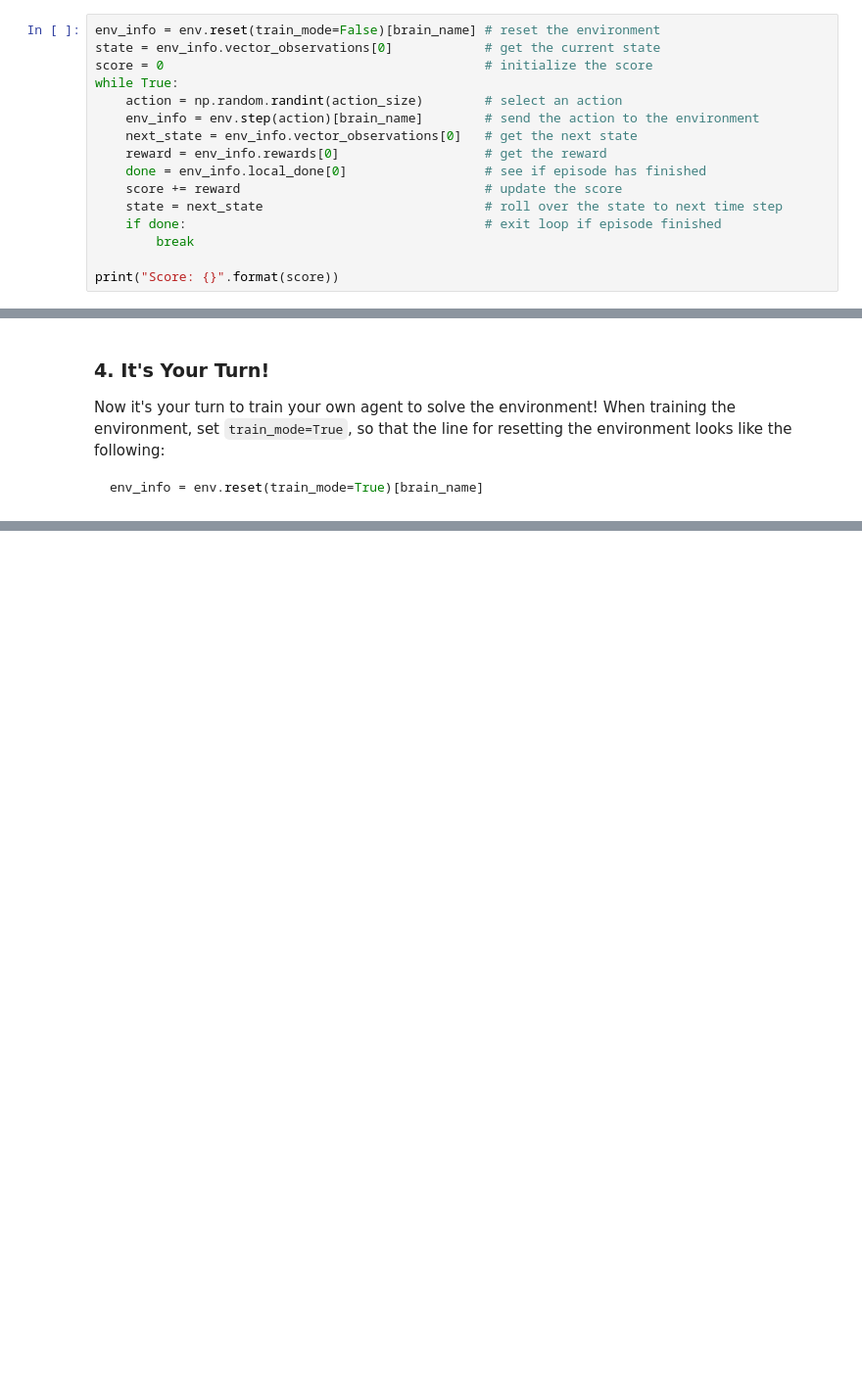
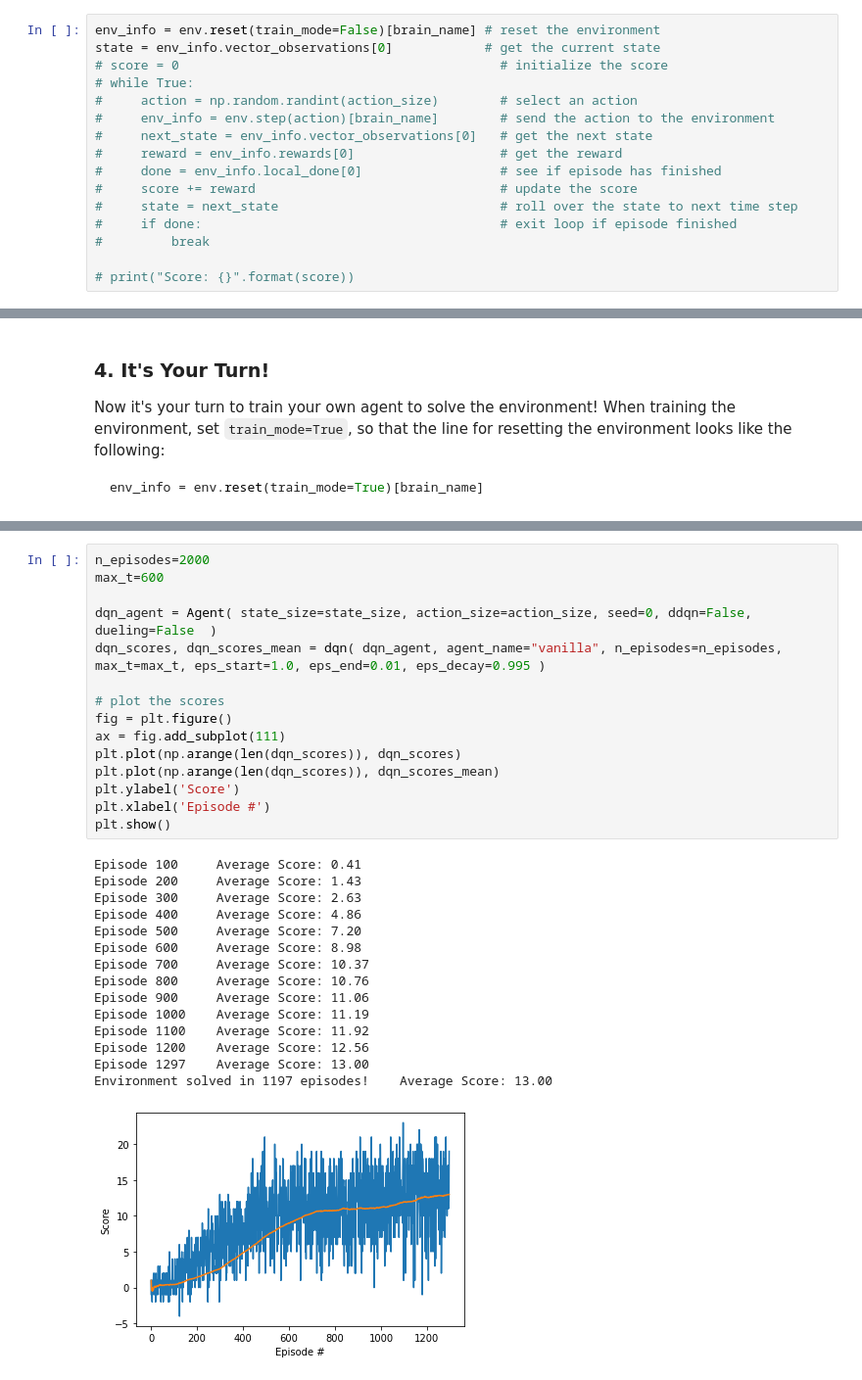
Before and after one commit to bfMendonca/deep-reinforcement-learning, a Jupyter notebook: p1_navigation/Navigation.ipynb, the cells around one changed output, grey strips where cells are left out. Shown at 98% size. Cells and saved outputs as stored; diff of their text form; blank space fills up the shorter version.

```diff
--- a/p1_navigation/Navigation.ipynb
+++ b/p1_navigation/Navigation.ipynb
@@ -103,16 +112,16 @@ Of course, as part of the project, you'll have to change the code so that the ag
 # %%
 env_info = env.reset(train_mode=False)[brain_name] # reset the environment
 state = env_info.vector_observations[0]            # get the current state
-score = 0                                          # initialize the score
-while True:
-    action = np.random.randint(action_size)        # select an action
-    env_info = env.step(action)[brain_name]        # send the action to the environment
-    next_state = env_info.vector_observations[0]   # get the next state
-    reward = env_info.rewards[0]                   # get the reward
-    done = env_info.local_done[0]                  # see if episode has finished
-    score += reward                                # update the score
-    state = next_state                             # roll over the state to next time step
-    if done:                                       # exit loop if episode finished
-        break
+# score = 0                                          # initialize the score
+# while True:
+#     action = np.random.randint(action_size)        # select an action
+#     env_info = env.step(action)[brain_name]        # send the action to the environment
+#     next_state = env_info.vector_observations[0]   # get the next state
+#     reward = env_info.rewards[0]                   # get the reward
+#     done = env_info.local_done[0]                  # see if episode has finished
+#     score += reward                                # update the score
+#     state = next_state                             # roll over the state to next time step
+#     if done:                                       # exit loop if episode finished
+#         break
 
-print("Score: {}".format(score))
+# print("Score: {}".format(score))
@@ -418,0 +221,31 @@ Episode 1420    Average Score: 0.041
+# %%
+n_episodes=2000
+max_t=600
+
+dqn_agent = Agent( state_size=state_size, action_size=action_size, seed=0, ddqn=False, dueling=False  )
+dqn_scores, dqn_scores_mean = dqn( dqn_agent, agent_name="vanilla", n_episodes=n_episodes, max_t=max_t, eps_start=1.0, eps_end=0.01, eps_decay=0.995 )
+
+# plot the scores
+fig = plt.figure()
+ax = fig.add_subplot(111)
+plt.plot(np.arange(len(dqn_scores)), dqn_scores)
+plt.plot(np.arange(len(dqn_scores)), dqn_scores_mean)
+plt.ylabel('Score')
+plt.xlabel('Episode #')
+plt.show()
+# %% [output]
+Episode 100     Average Score: 0.41
+Episode 200     Average Score: 1.43
+Episode 300     Average Score: 2.63
+Episode 400     Average Score: 4.86
+Episode 500     Average Score: 7.20
+Episode 600     Average Score: 8.98
+Episode 700     Average Score: 10.37
+Episode 800     Average Score: 10.76
+Episode 900     Average Score: 11.06
+Episode 1000    Average Score: 11.19
+Episode 1100    Average Score: 11.92
+Episode 1200    Average Score: 12.56
+Episode 1297    Average Score: 13.00
+Environment solved in 1197 episodes!    Average Score: 13.00
+[figure, added]
```
Also changed, not shown: parts of 11 cells of this notebook, 6 other files.
